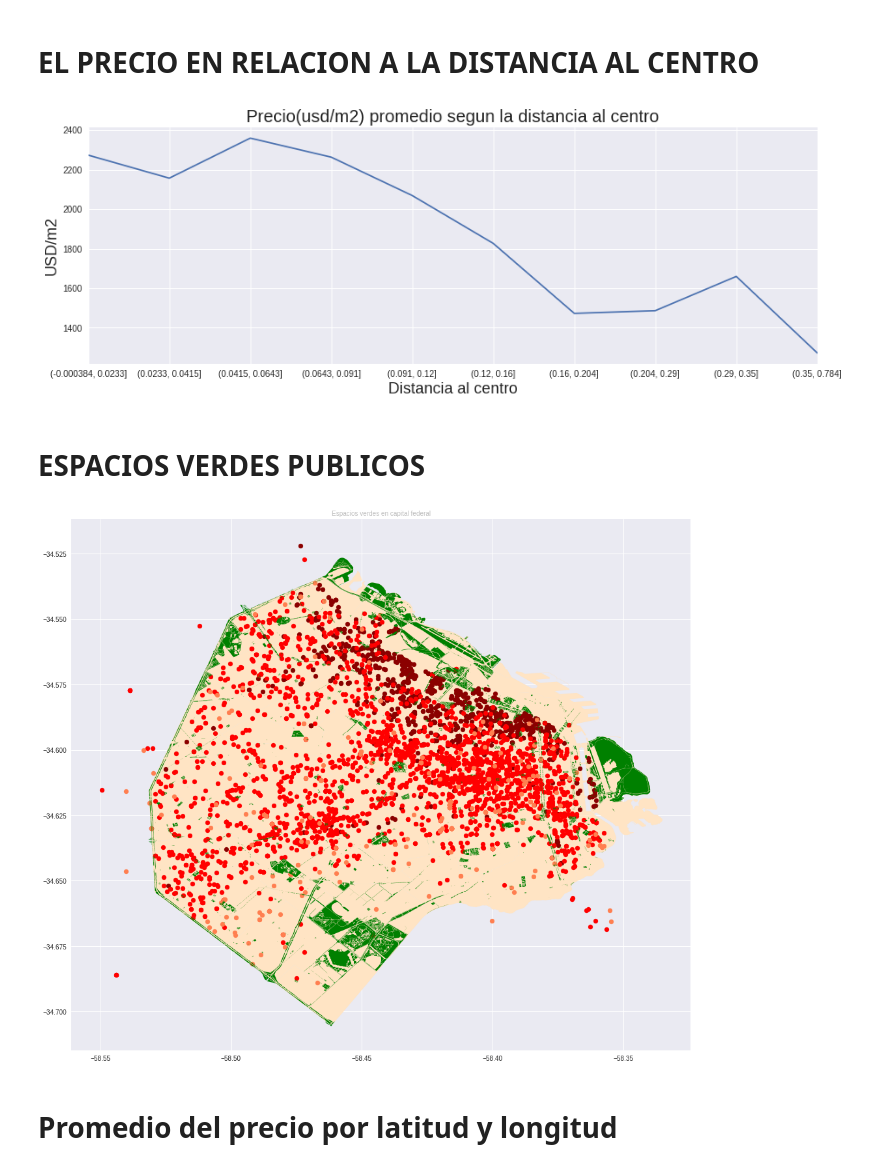
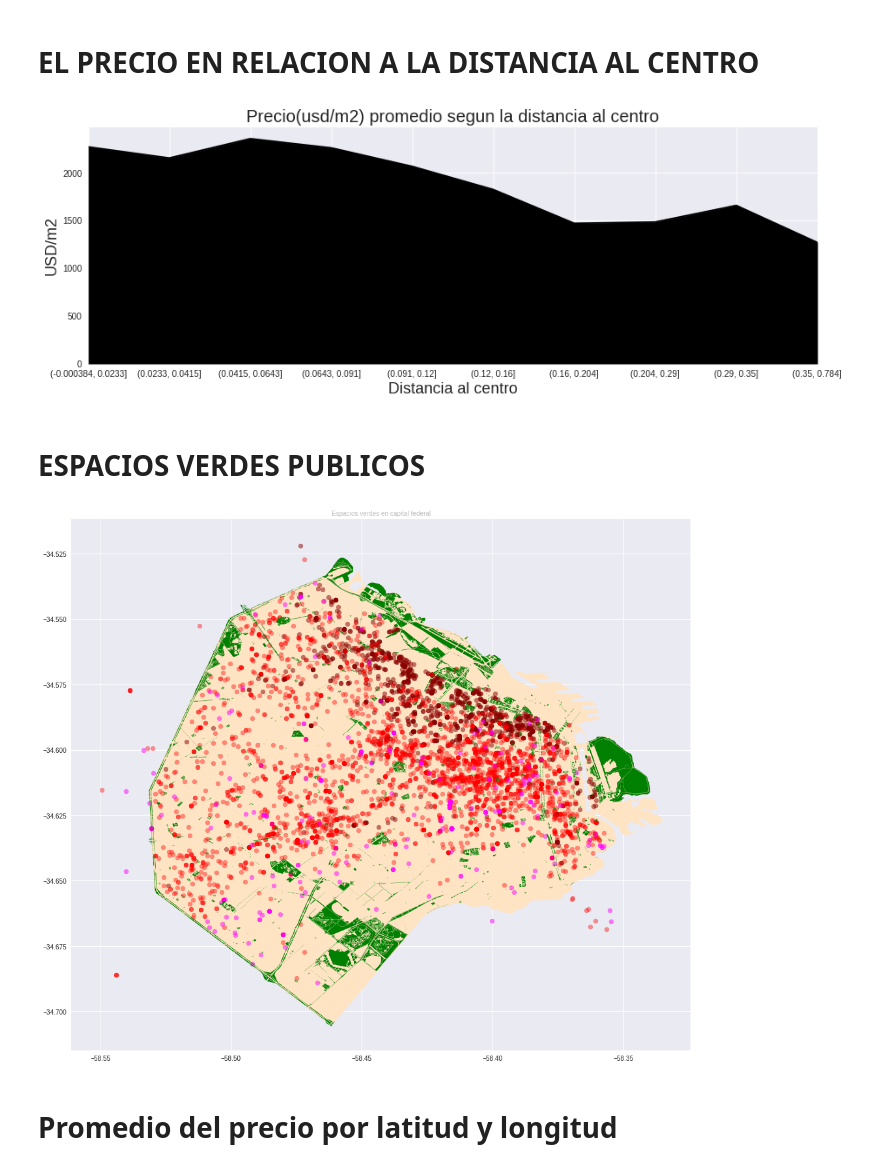
Before and after one commit to jazminferreiro-zz/orgaTP1, a Jupyter notebook: Analisis exploratorio Properati .ipynb, the cells around one changed output. Drawn from its saved outputs; the diff is of its cells as text; code cells hidden in the pictures.

```diff
--- a/Analisis exploratorio Properati .ipynb
+++ b/Analisis exploratorio Properati .ipynb
@@ -774,0 +843,4 @@ plt.show()
+# %%
+size= (20,15)
+plt.rcParams["figure.figsize"] = size
+plt.scatter(pts[:, 0], pts[:, 1], s=point_size,alpha=0.7,linewidths=3,edgecolors='k')
@@ -774,0 +850,10 @@ plt.show()
+# %%
+size= (20,15)
+
+plt.rcParams["figure.figsize"] = size
+
+fig, ax = plt.subplots(figsize= size)
+ax.set_aspect('equal')
+
+barrios_geo.plot(ax=ax, figsize= size, color='bisque')
+plt.scatter(pts[:, 0], pts[:, 1], s=point_size,alpha=0.5,linewidths=3,edgecolors='k')
@@ -792,13 +880,13 @@ properati_center = properati_xy.loc[:, ['lat','lon','expenses','price_usd_per_m2
 properati_center['distance_center'] = get_column_distance_to_center(properati_center)
 # %%
 properati_center['bin'] = pd.qcut(properati_center.distance_center, 10)
-graph = properati_center.groupby('bin').mean()['price_usd_per_m2'].plot(figsize=(15,5));
+graph = properati_center.groupby('bin').mean()['price_usd_per_m2'].plot.area(color='k',figsize=(15,5));
 graph.set_title("Precio(usd/m2) promedio segun la distancia al centro", fontsize=20)
 graph.set_xlabel("Distancia al centro", fontsize=18)
 graph.set_ylabel("USD/m2", fontsize=18)
 plt.show()
 # %% [output]
-[figure, old version]
+[figure, new version]
 # %% [markdown]
 # ESPACIOS VERDES PUBLICOS
 # %%
@@ -814,15 +902,15 @@ fig, ax = plt.subplots(figsize= size)
 ax.set_aspect('equal')
 
 barrios_geo.plot(ax=ax, figsize= size, color='bisque')
-geo_caras_CABA.plot(ax=ax,figsize= size, color='darkred')
-geo_medias_CABA.plot(ax=ax,figsize= size, color='r')
-geo_baratas_CABA.plot(ax=ax,figsize= size, color='coral')
+geo_caras_CABA.plot(ax=ax,figsize= size, color='darkred',alpha=0.5)
+geo_medias_CABA.plot(ax=ax,figsize= size, color='red',alpha=0.4)
+geo_baratas_CABA.plot(ax=ax,figsize= size, color='magenta',alpha=0.5)
 esp_verdes_geo.plot(ax=ax,color='g')
 
 plt.title('Espacios verdes en capital federal', fontsize = 10, alpha=0.3)
 plt.show()
 # %% [output]
-[figure, old version]
+[figure, new version]
 # %% [markdown]
 # Promedio del precio por latitud y longitud
 # %%
```
Also changed, not shown: parts of 9 cells of this notebook.
